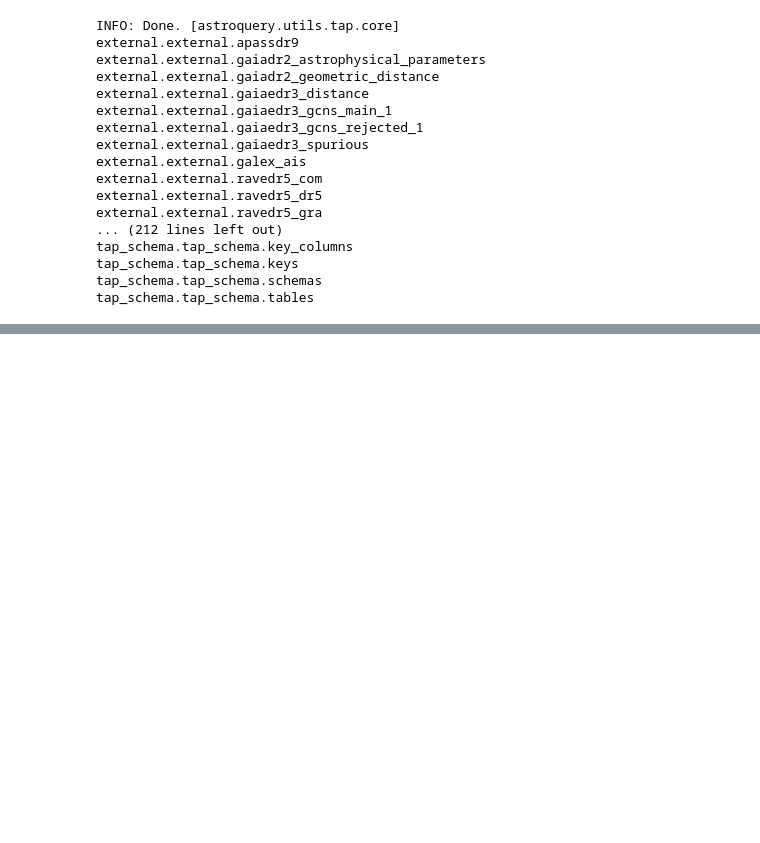
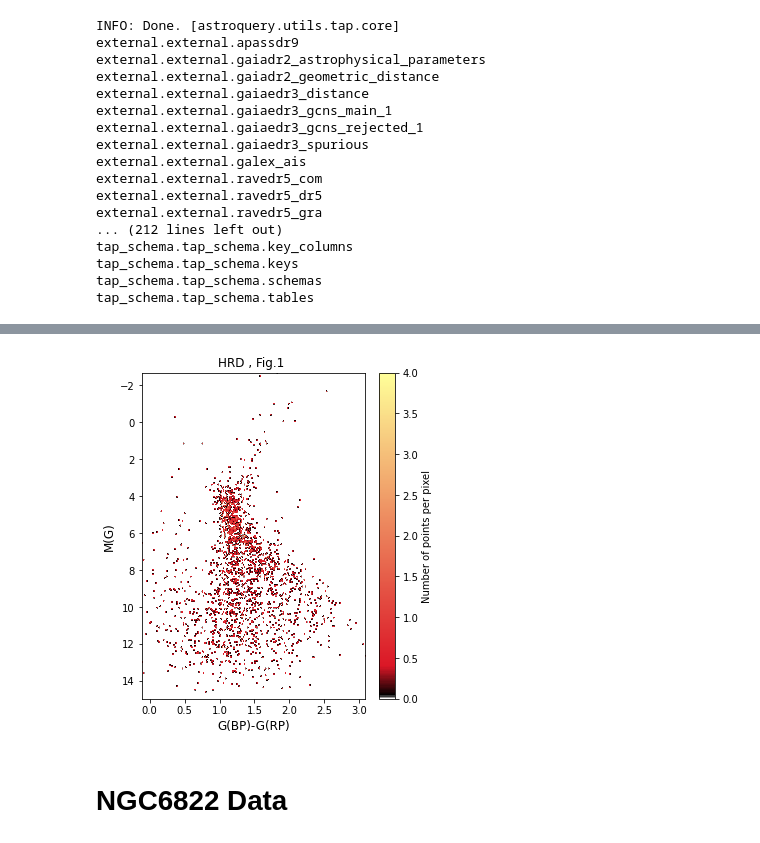
Before and after one commit to Mahdi-Abdollahii/NGC_6822, a Jupyter notebook: XMatch_With_GAIA.ipynb, the cells around one changed output, grey strips where cells are left out. Drawn from its saved outputs; the diff is of its cells as text; code cells hidden in the pictures; blank space fills up the shorter version.

```diff
--- a/XMatch_With_GAIA.ipynb
+++ b/XMatch_With_GAIA.ipynb
@@ -516,0 +114,10 @@ This figure shows that this cluster ( Blanco_1 ) is located in main sequence.
+# %%
+%%time
+job = Gaia.launch_job_async("SELECT TOP 80000 phot_g_mean_mag+5*log10(parallax)-10 AS mg , bp_rp , ra AS RA , dec AS DEC FROM gaiadr2.gaia_source  \
+WHERE parallax_over_error > 1 \
+AND RA > 296.1875 \
+AND RA < 296.4375 \
+AND DEC > -14.9611 \
+AND DEC < -14.6333", dump_to_file=True)
+
+print (job)
@@ -516,0 +132,4 @@ This figure shows that this cluster ( Blanco_1 ) is located in main sequence.
+# %%
+Gaia_data = job.get_results()
+# %%
+Gaia_data = pd.DataFrame(np.array(Gaia_data))
@@ -516,0 +152,32 @@ This figure shows that this cluster ( Blanco_1 ) is located in main sequence.
+# %%
+import mpl_scatter_density # adds projection='scatter_density'
+from matplotlib.colors import LinearSegmentedColormap
+
+# "Hot" colormap with white background
+hot = LinearSegmentedColormap.from_list('hot', [
+    (0, '#ffffff'),
+    (0.01, '#000000'),
+    (0.1, '#db1626'),
+    (1, '#FFFF99'),
+], N=256,)
+
+def using_mpl_scatter_density(fig, x, y):
+    ax = fig.add_subplot(1, 1, 1, projection='scatter_density')
+    fig.set_size_inches(5,6)
+    density = ax.scatter_density(x, y, cmap = hot)
+    fig.colorbar(density, label='Number of points per pixel')
+
+fig = plt.figure()
+X = Gaia_data['bp_rp']
+Y = Gaia_data['mg']
+using_mpl_scatter_density(fig, X , Y )
+plt.title("HRD , Fig.1 " ,fontsize = 12 )
+plt.ylabel('M(G)' , fontsize = 12 )
+plt.xlabel('G(BP)-G(RP)', fontsize = 12 )
+plt.gca().invert_yaxis()
+plt.savefig('HRD_Fig_1' , dpi=300)
+plt.show()
+# %% [output]
+[figure, added]
+# %% [markdown]
+# NGC6822 Data
```
Also changed, not shown: parts of 55 cells of this notebook.
